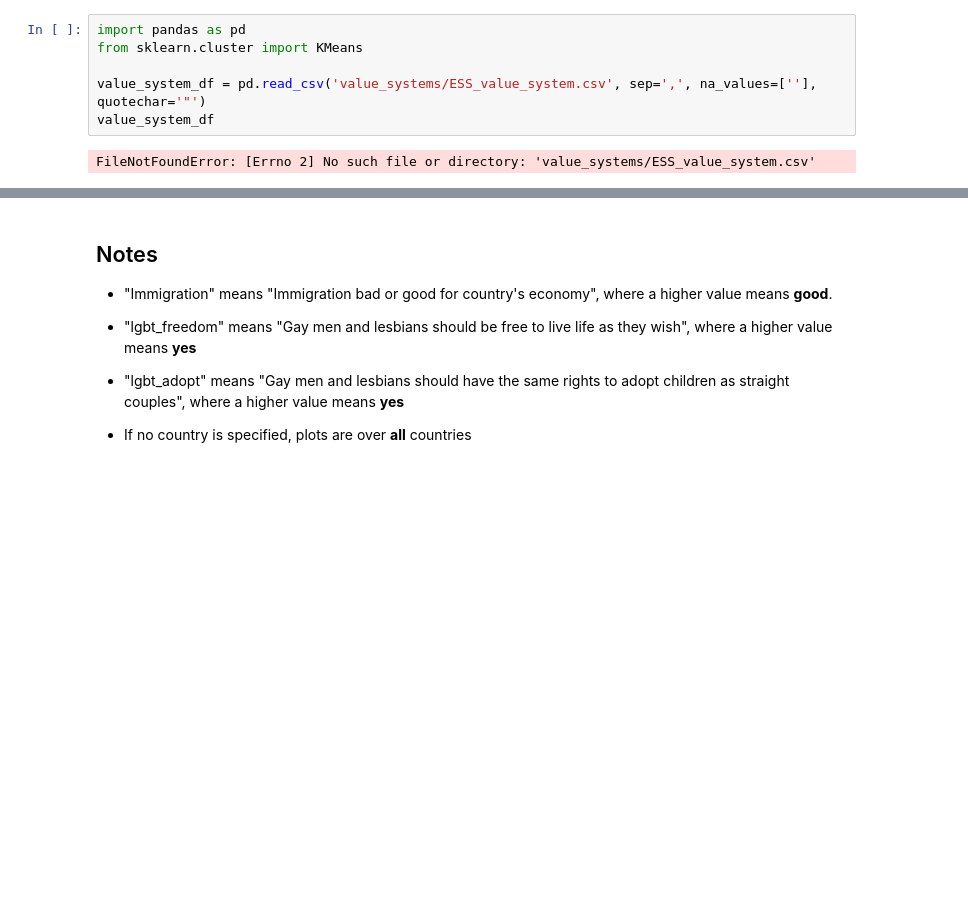
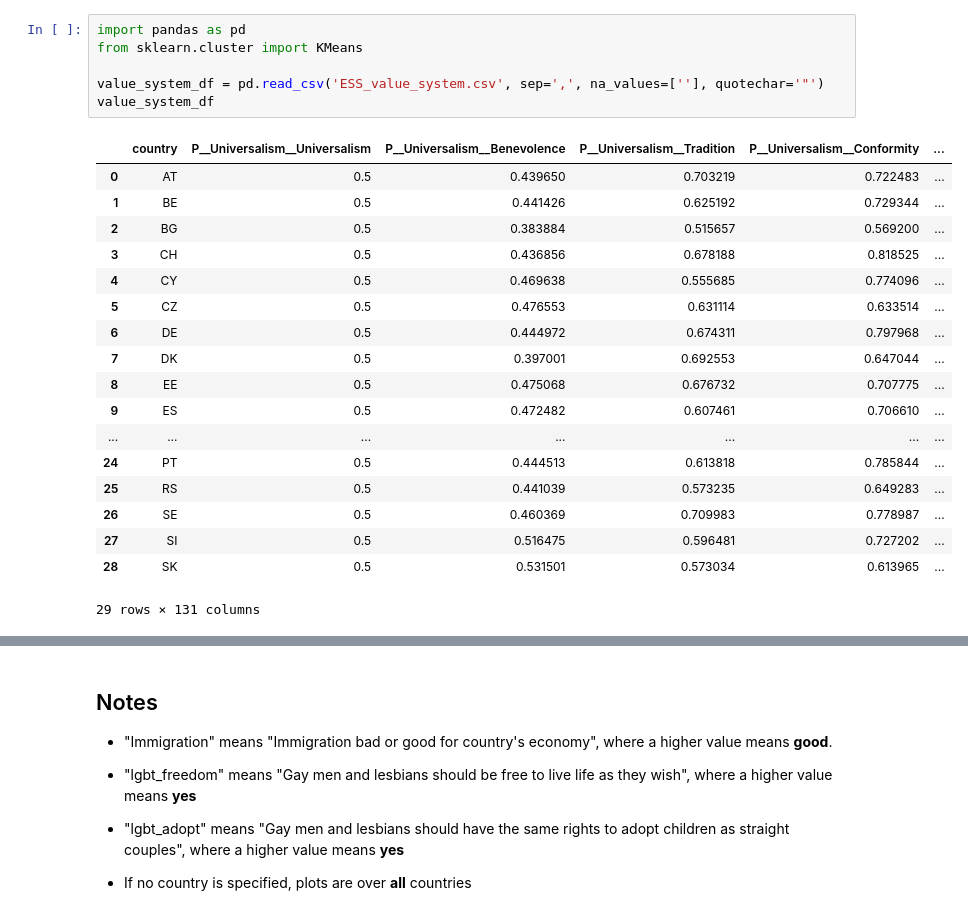
Before and after one commit to JosephTrevorrow/HCVA-plus-plus, a Jupyter notebook: value_systems/all_country_value_system_explorer.ipynb, the cells around one changed output, grey strips where cells are left out. Cells and saved outputs as stored; diff of their text form; blank space fills up the shorter version.

```diff
--- a/value_systems/all_country_value_system_explorer.ipynb
+++ b/value_systems/all_country_value_system_explorer.ipynb
@@ -1,9 +1,26 @@
 # %%
 import pandas as pd
 from sklearn.cluster import KMeans
 
-value_system_df = pd.read_csv('value_systems/ESS_value_system.csv', sep=',', na_values=[''], quotechar='"')
+value_system_df = pd.read_csv('ESS_value_system.csv', sep=',', na_values=[''], quotechar='"')
 value_system_df
 # %% [output]
+|  | country | P__Universalism__Universalism | P__Universalism__Benevolence | P__Universalism__Tradition | P__Universalism__Conformity | ... |
+| 0 | AT | 0.5 | 0.439650 | 0.703219 | 0.722483 | ... |
+| 1 | BE | 0.5 | 0.441426 | 0.625192 | 0.729344 | ... |
+| 2 | BG | 0.5 | 0.383884 | 0.515657 | 0.569200 | ... |
+| 3 | CH | 0.5 | 0.436856 | 0.678188 | 0.818525 | ... |
+| 4 | CY | 0.5 | 0.469638 | 0.555685 | 0.774096 | ... |
+| 5 | CZ | 0.5 | 0.476553 | 0.631114 | 0.633514 | ... |
+| 6 | DE | 0.5 | 0.444972 | 0.674311 | 0.797968 | ... |
+| 7 | DK | 0.5 | 0.397001 | 0.692553 | 0.647044 | ... |
+| 8 | EE | 0.5 | 0.475068 | 0.676732 | 0.707775 | ... |
+| 9 | ES | 0.5 | 0.472482 | 0.607461 | 0.706610 | ... |
+| ... | ... | ... | ... | ... | ... | ... |
+| 24 | PT | 0.5 | 0.444513 | 0.613818 | 0.785844 | ... |
+| 25 | RS | 0.5 | 0.441039 | 0.573235 | 0.649283 | ... |
+| 26 | SE | 0.5 | 0.460369 | 0.709983 | 0.778987 | ... |
+| 27 | SI | 0.5 | 0.516475 | 0.596481 | 0.727202 | ... |
+| 28 | SK | 0.5 | 0.531501 | 0.573034 | 0.613965 | ... |
-FileNotFoundError: [Errno 2] No such file or directory: 'value_systems/ESS_value_system.csv'
+29 rows × 131 columns
 # %%
```
Also changed, not shown: parts of 3 cells of this notebook.
